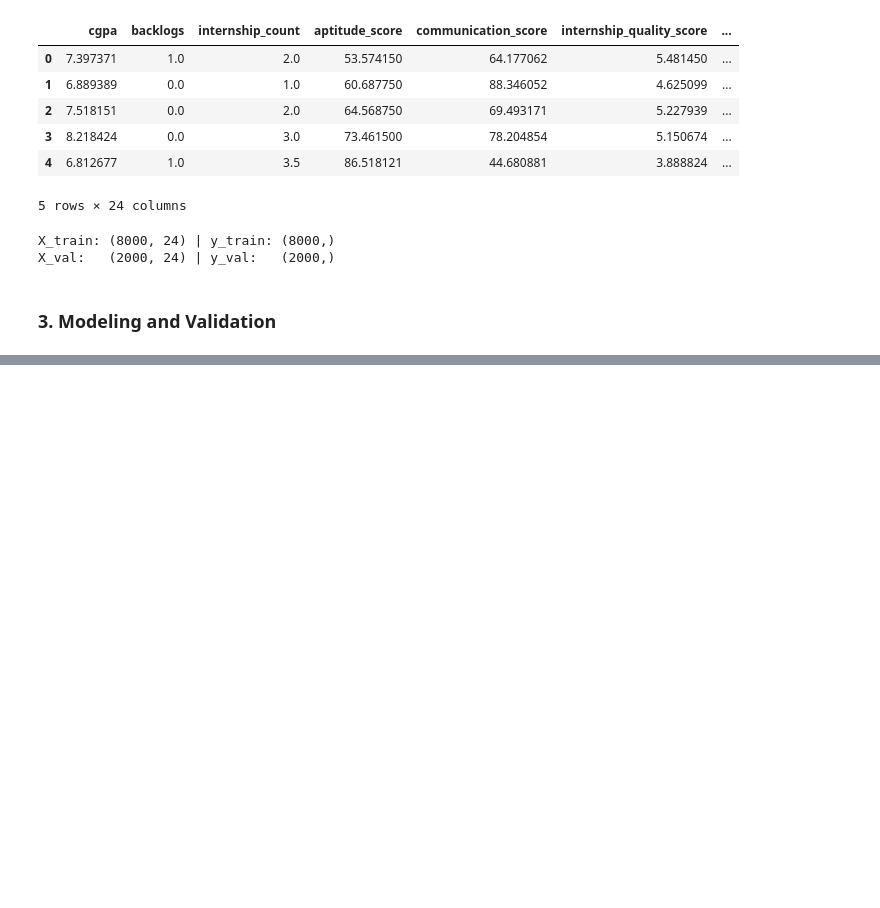
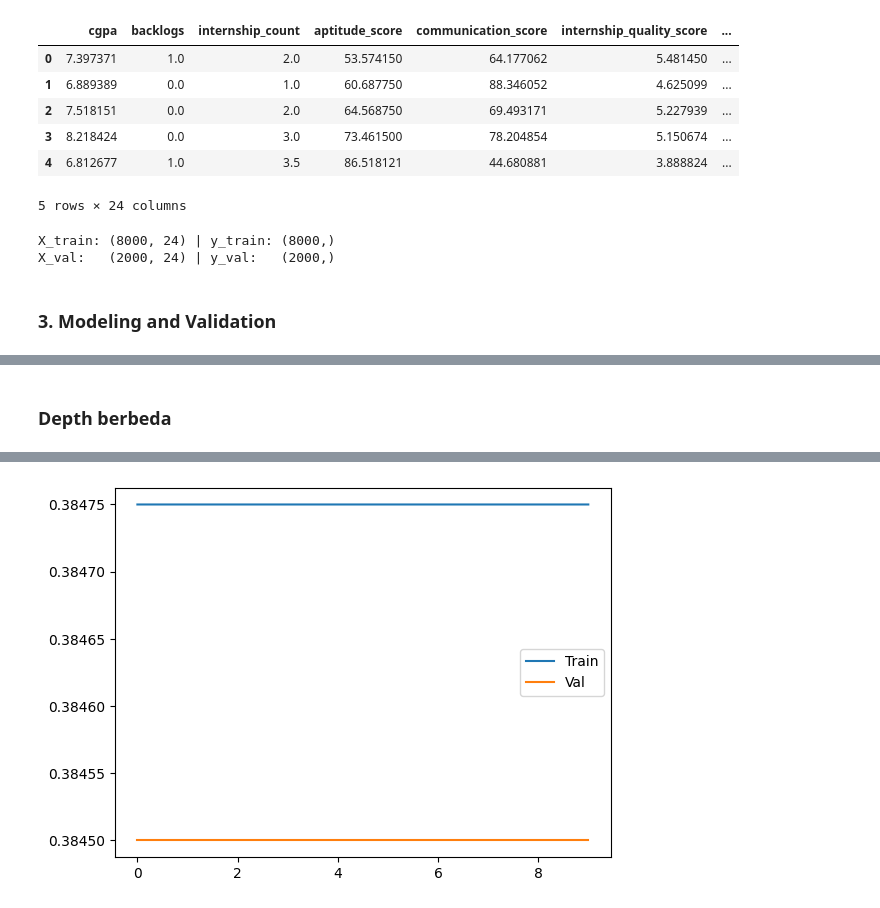
Before and after one commit to DiyahSusan/Tubes1-IF3270-ciamso, a Jupyter notebook: src/test.ipynb, the cells around one changed output, grey strips where cells are left out. Cells and saved outputs as stored; diff of their text form; code cells hidden in the pictures; blank space fills up the shorter version.

```diff
--- a/src/test.ipynb
+++ b/src/test.ipynb
@@ -291,0 +374,30 @@ Target Asli: 0.0 | Tebakan Model: 0.6984
+# %% [markdown]
+### Depth berbeda
+# %%
+from model.functions import hyperbolic_tangent, hyperbolic_tangent_prime, mse, mse_prime, relu, relu_prime, sigmoid, sigmoid_prime
+from model.initializers import he_init, uniform_init, xavier_init
+
+model = NeuralNetwork()
+model.add(DenseLayer(24, 16, he_init, l1_lambda=0.001, l2_lambda=0.01, seed=42))
+model.add(ActivationLayer(relu, relu_prime))
+model.add(DenseLayer(16, 1, xavier_init, l1_lambda=0.001, l2_lambda=0.01, seed=42))
+model.add(ActivationLayer(sigmoid, sigmoid_prime))
+
+
+model.use(mse, mse_prime)
+
+history = model.train(
+    X_train_np, y_train_np,
+    X_val_np, y_val_np,
+    epochs=10,
+    batch_size=32,
+    learning_rate=0.01,
+    verbose=1  # Shows progress
+)
+
+# Plot results
+plt.plot(history['train_loss'], label='Train')
+plt.plot(history['val_loss'], label='Val')
+plt.legend()
+plt.show()
+# %% [output]
@@ -291,0 +414 @@ Target Asli: 0.0 | Tebakan Model: 0.6984
+[figure, added]
```
Also changed, not shown: parts of 10 cells of this notebook, 2 other files.
